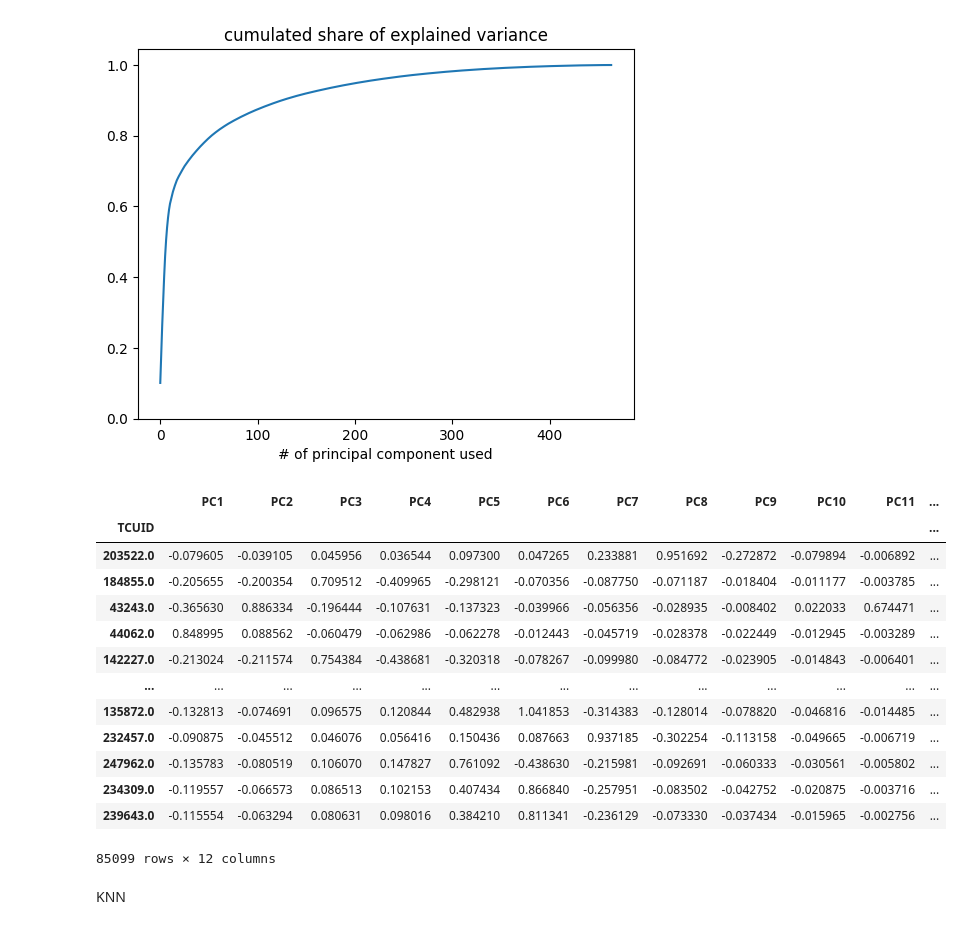
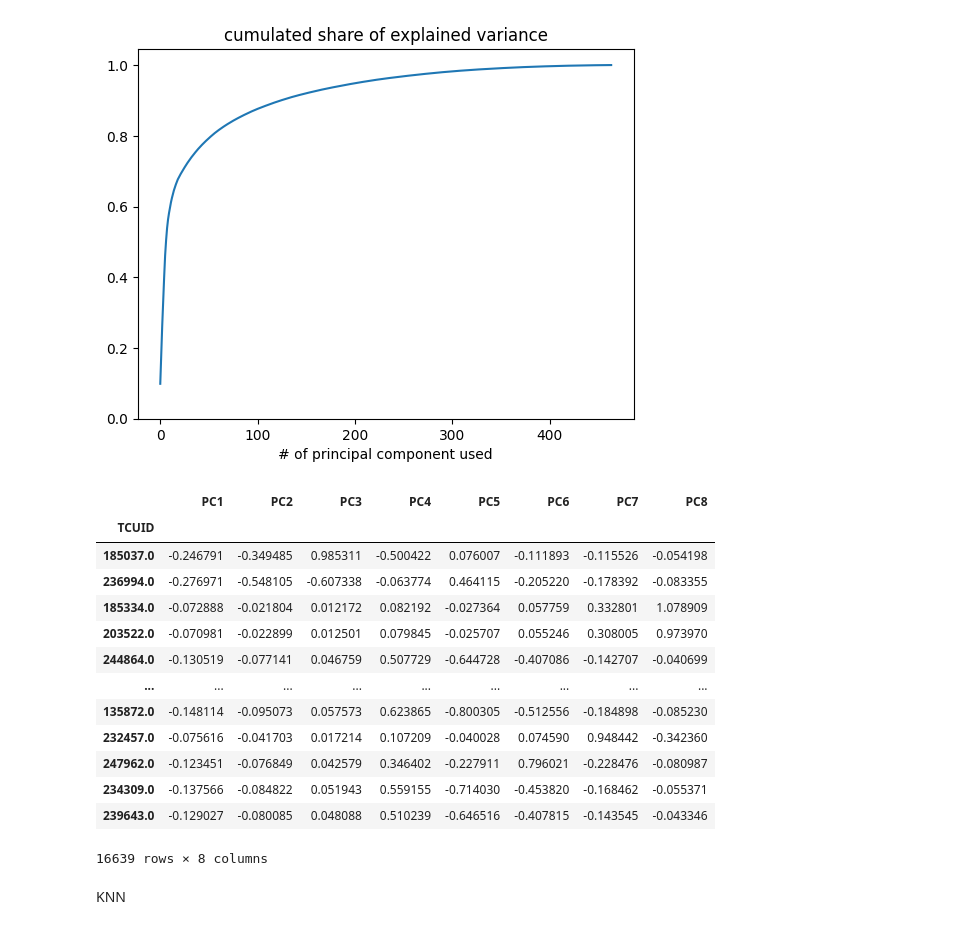
Before and after one commit to leocmcheung/carbon-forecast, a Jupyter notebook: notebooks/Nadir_KNN.ipynb, the cells around one changed output. Saved outputs shown, nothing was run; the diff lists cells and outputs as text; code cells hidden in the pictures.

```diff
--- a/notebooks/Nadir_KNN.ipynb
+++ b/notebooks/Nadir_KNN.ipynb
@@ -31,0 +80,3 @@ from sklearn.cluster import KMeans
+# %%
+year=2020
+df = load_n_preproc(year)
@@ -76,4 +235,6 @@ from sklearn.decomposition import PCA
 pca = PCA()
 pca.fit(X_proc)
 X_proj = pca.transform(X_proc)
-X_proj = pd.DataFrame(X_proj, columns=[f'PC{i}' for i in range(1,X_proj.shape[1]+1)],index=X.index)
+X_proj = pd.DataFrame(X_proj, columns=[f'PC{i}'
+                    for i in range(1,X_proj.shape[1]+1)]
+                      ,index=X.index)
@@ -109,25 +292,25 @@ plt.xlabel('# of principal component used');
 # %% [output]
 [figure]
 # %%
-
-X_proj12 = PCA(n_components=12).fit_transform(X_proc)
-X_proj12= pd.DataFrame(X_proj, columns=[f'PC{i}' for i in range(1,13)])
+pca=PCA(n_components=8).fit(X_proc)
+X_proj8 = pca.transform(X_proc)
+X_proj8= pd.DataFrame(X_proj, columns=[f'PC{i}' for i in range(1,9)])
 # %%
-X_proj12
+X_proj8
 # %% [output]
-|  | PC1 | PC2 | PC3 | PC4 | PC5 | PC6 | PC7 | PC8 | PC9 | PC10 | PC11 | ... |
-| TCUID |  |  |  |  |  |  |  |  |  |  |  | ... |
-| 203522.0 | -0.079605 | -0.039105 | 0.045956 | 0.036544 | 0.097300 | 0.047265 | 0.233881 | 0.951692 | -0.272872 | -0.079894 | -0.006892 | ... |
-| 184855.0 | -0.205655 | -0.200354 | 0.709512 | -0.409965 | -0.298121 | -0.070356 | -0.087750 | -0.071187 | -0.018404 | -0.011177 | -0.003785 | ... |
-| 43243.0 | -0.365630 | 0.886334 | -0.196444 | -0.107631 | -0.137323 | -0.039966 | -0.056356 | -0.028935 | -0.008402 | 0.022033 | 0.674471 | ... |
-| 44062.0 | 0.848995 | 0.088562 | -0.060479 | -0.062986 | -0.062278 | -0.012443 | -0.045719 | -0.028378 | -0.022449 | -0.012945 | -0.003289 | ... |
-| 142227.0 | -0.213024 | -0.211574 | 0.754384 | -0.438681 | -0.320318 | -0.078267 | -0.099980 | -0.084772 | -0.023905 | -0.014843 | -0.006401 | ... |
-| ... | ... | ... | ... | ... | ... | ... | ... | ... | ... | ... | ... | ... |
-| 135872.0 | -0.132813 | -0.074691 | 0.096575 | 0.120844 | 0.482938 | 1.041853 | -0.314383 | -0.128014 | -0.078820 | -0.046816 | -0.014485 | ... |
-| 232457.0 | -0.090875 | -0.045512 | 0.046076 | 0.056416 | 0.150436 | 0.087663 | 0.937185 | -0.302254 | -0.113158 | -0.049665 | -0.006719 | ... |
-| 247962.0 | -0.135783 | -0.080519 | 0.106070 | 0.147827 | 0.761092 | -0.438630 | -0.215981 | -0.092691 | -0.060333 | -0.030561 | -0.005802 | ... |
-| 234309.0 | -0.119557 | -0.066573 | 0.086513 | 0.102153 | 0.407434 | 0.866840 | -0.257951 | -0.083502 | -0.042752 | -0.020875 | -0.003716 | ... |
-| 239643.0 | -0.115554 | -0.063294 | 0.080631 | 0.098016 | 0.384210 | 0.811341 | -0.236129 | -0.073330 | -0.037434 | -0.015965 | -0.002756 | ... |
+|  | PC1 | PC2 | PC3 | PC4 | PC5 | PC6 | PC7 | PC8 |
+| TCUID |  |  |  |  |  |  |  |  |
+| 185037.0 | -0.246791 | -0.349485 | 0.985311 | -0.500422 | 0.076007 | -0.111893 | -0.115526 | -0.054198 |
+| 236994.0 | -0.276971 | -0.548105 | -0.607338 | -0.063774 | 0.464115 | -0.205220 | -0.178392 | -0.083355 |
+| 185334.0 | -0.072888 | -0.021804 | 0.012172 | 0.082192 | -0.027364 | 0.057759 | 0.332801 | 1.078909 |
+| 203522.0 | -0.070981 | -0.022899 | 0.012501 | 0.079845 | -0.025707 | 0.055246 | 0.308005 | 0.973970 |
+| 244864.0 | -0.130519 | -0.077141 | 0.046759 | 0.507729 | -0.644728 | -0.407086 | -0.142707 | -0.040699 |
+| ... | ... | ... | ... | ... | ... | ... | ... | ... |
+| 135872.0 | -0.148114 | -0.095073 | 0.057573 | 0.623865 | -0.800305 | -0.512556 | -0.184898 | -0.085230 |
+| 232457.0 | -0.075616 | -0.041703 | 0.017214 | 0.107209 | -0.040028 | 0.074590 | 0.948442 | -0.342360 |
+| 247962.0 | -0.123451 | -0.076849 | 0.042579 | 0.346402 | -0.227911 | 0.796021 | -0.228476 | -0.080987 |
+| 234309.0 | -0.137566 | -0.084822 | 0.051943 | 0.559155 | -0.714030 | -0.453820 | -0.168462 | -0.055371 |
+| 239643.0 | -0.129027 | -0.080085 | 0.048088 | 0.510239 | -0.646516 | -0.407815 | -0.143545 | -0.043346 |
-85099 rows × 12 columns
+16639 rows × 8 columns
 # %% [markdown]
 KNN
```
Also changed, not shown: parts of 54 cells of this notebook, 7 other files.
